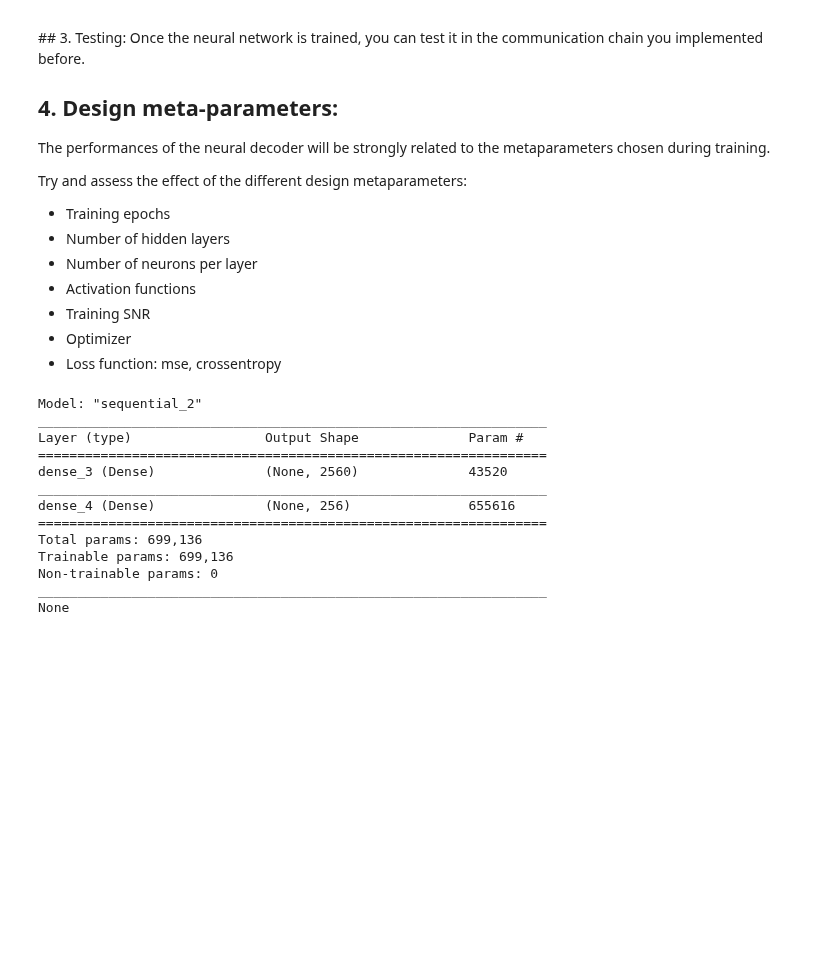
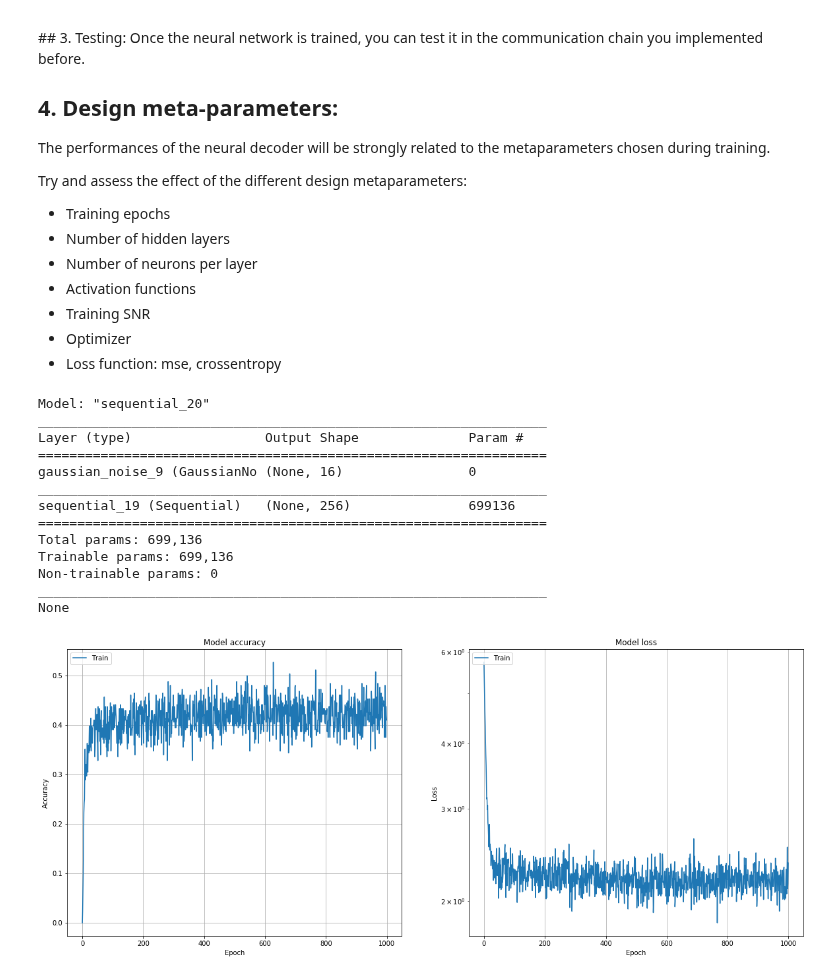
Before and after one commit to graille/ITR315-deep-telecom, a Jupyter notebook: 5- Neural based channel decoders.ipynb, the cells around one changed output. Cells and saved outputs as stored; diff of their text form; code cells hidden in the pictures; blank space fills up the shorter version.

```diff
--- a/5- Neural based channel decoders.ipynb
+++ b/5- Neural based channel decoders.ipynb
@@ -51,7 +51,7 @@ import keras
 
 from keras.models import Sequential
 from keras.utils import plot_model
-from keras.layers import Dense, Dropout, Activation
+from keras.layers import Dense, Dropout, Activation, GaussianNoise
 from keras.optimizers import SGD
 
 from src.communications import Transmitter, AWGNChannel, Receiver, ReceiverMode
@@ -81,15 +81,24 @@ if __name__ == '__main__':
     n = np.size(G, 1)
 
     # Create model
+    # We are working with probability, to have sum(s_i) = 1 at the output, we use a softmax instead of a sigmoid activation function
+    # Because we are using a hit representation, we use a
     hot_model=Sequential()
     hot_model.add(Dense(10*2**k, activation='relu', input_dim=n))
     hot_model.add(Dense(2**k, activation='softmax', input_dim=n))
-    hot_model.compile(
+
+    SNR = 10**(1 / 10)
+
+    noisy_model=Sequential()
+    noisy_model.add(GaussianNoise(np.sqrt(2.0/SNR), input_shape=(n,)))
+    noisy_model.add(hot_model)
+
+    noisy_model.compile(
         optimizer='adam',
         loss='categorical_crossentropy',
         metrics=['accuracy']
     )
-    print(hot_model.summary())
+    print(noisy_model.summary())
 
     # Create labels for hot representation
     labels = []
@@ -97,20 +106,20 @@ if __name__ == '__main__':
         labels.append(np.zeros(2**k))
         labels[-1][i] = 1
 
-    hot_history = hot_model.fit(
+    noisy_history = noisy_model.fit(
         np.array(receiver.block_coded_elements),
         np.array(labels),
         epochs=10**3,
         verbose=0
     )
 # %% [output]
-Model: "sequential_2"
+Model: "sequential_20"
 _________________________________________________________________
 Layer (type)                 Output Shape              Param #
 =================================================================
-dense_3 (Dense)              (None, 2560)              43520
+gaussian_noise_9 (GaussianNo (None, 16)                0
 _________________________________________________________________
-dense_4 (Dense)              (None, 256)               655616
+sequential_19 (Sequential)   (None, 256)               699136
 =================================================================
 Total params: 699,136
 Trainable params: 699,136
@@ -120,21 +129,23 @@ None
 # %%
 # Plot training & validation accuracy values
 fig = plt.figure(figsize=(20, 8))
 ax = fig.add_subplot(121)
 plt.grid()
-plt.plot(hot_history.history['acc'])
+plt.plot(noisy_history.history['acc'])
 plt.title('Model accuracy')
 plt.ylabel('Accuracy')
 plt.xlabel('Epoch')
 plt.legend(['Train'], loc='upper left')
 
 # Plot training & validation loss values
 ax = fig.add_subplot(122)
 plt.grid()
-plt.plot(hot_history.history['loss'])
+plt.plot(noisy_history.history['loss'])
 plt.title('Model loss')
 plt.ylabel('Loss')
 plt.xlabel('Epoch')
 plt.legend(['Train'], loc='upper left')
 plt.yscale('log')
 # plt.subplots_adjust(wspace = 0.5)
+# %% [output]
+[figure, added]
```
Also changed, not shown: parts of 4 cells of this notebook.
